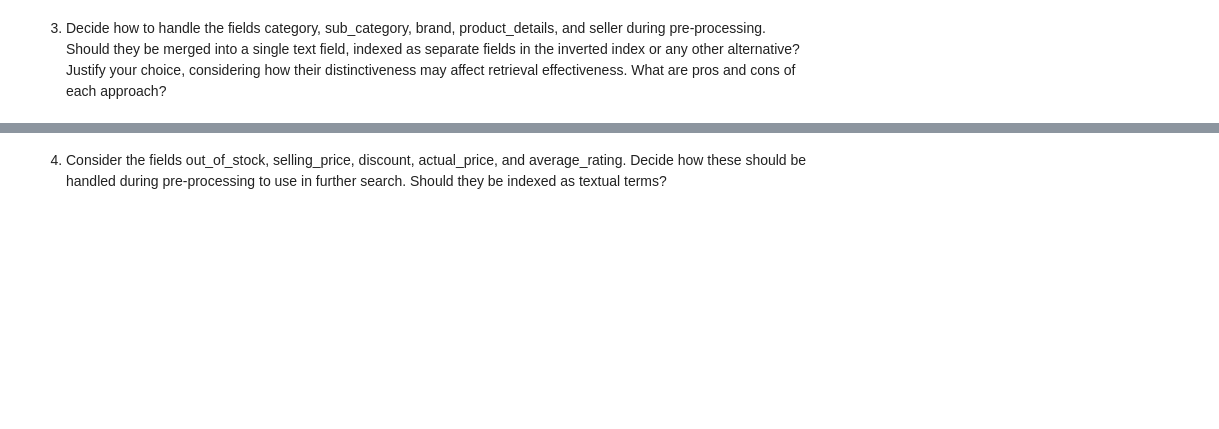
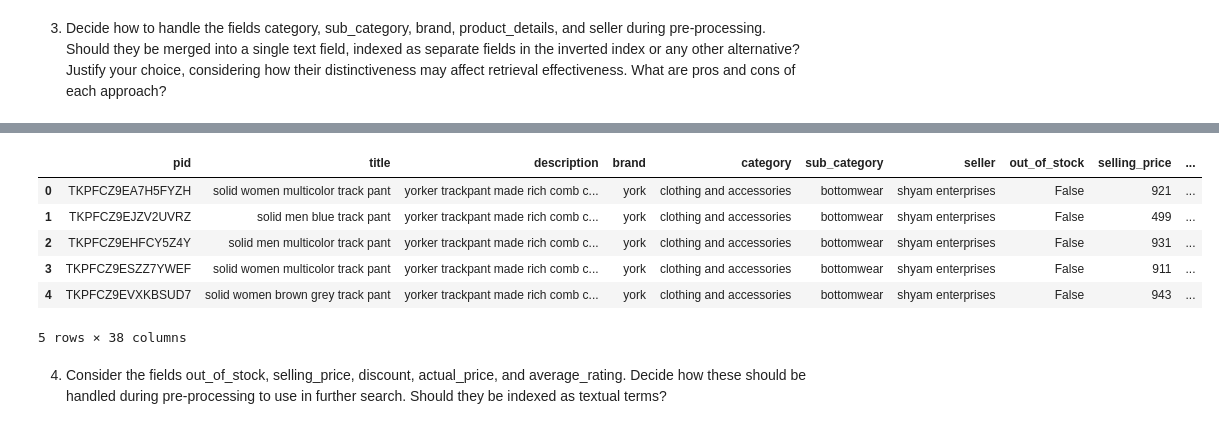
Before and after one commit to LucaFranceschi01/IRWA-2025-G23, a Jupyter notebook: project_progress/part_1/processing_and_eda.ipynb, the cells around one changed output, grey strips where cells are left out. Cells and saved outputs as stored; diff of their text form; code cells hidden in the pictures; blank space fills up the shorter version.

```diff
--- a/project_progress/part_1/processing_and_eda.ipynb
+++ b/project_progress/part_1/processing_and_eda.ipynb
@@ -80,22 +144,27 @@ clean_data.head(5)
 # %%
 def clean_metadata_field(text):
     if not isinstance(text, str):
         return ""
     text = text.lower().translate(translator)
     return text.strip()
 
-metadata_fields = ['category', 'sub_category', 'product_details']
+metadata_fields = ['category', 'sub_category', 'brand', 'seller']
 for field in metadata_fields:
-    clean_data[f'{field}_clean'] = clean_data[field].apply(clean_metadata_field)
+    clean_data[field] = clean_data[field].apply(clean_metadata_field)
+
+details_fields = [c for c in clean_data.columns if c.startswith('detail_')]
+for field in details_fields:
+    clean_data[field] = clean_data[field].apply(clean_metadata_field)
 
 display(clean_data.head())
-
-# Replace original metadata columns with cleaned versions
-for field in metadata_fields:
-    clean_data[field] = clean_data[f'{field}_clean']
-    clean_data.drop(columns=[f'{field}_clean'], inplace=True)
-
-display(clean_data.head())
+# %% [output]
+|  | pid | title | description | brand | category | sub_category | seller | out_of_stock | selling_price | ... |
+| 0 | TKPFCZ9EA7H5FYZH | solid women multicolor track pant | yorker trackpant made rich comb c... | york | clothing and accessories | bottomwear | shyam enterprises | False | 921 | ... |
+| 1 | TKPFCZ9EJZV2UVRZ | solid men blue track pant | yorker trackpant made rich comb c... | york | clothing and accessories | bottomwear | shyam enterprises | False | 499 | ... |
+| 2 | TKPFCZ9EHFCY5Z4Y | solid men multicolor track pant | yorker trackpant made rich comb c... | york | clothing and accessories | bottomwear | shyam enterprises | False | 931 | ... |
+| 3 | TKPFCZ9ESZZ7YWEF | solid women multicolor track pant | yorker trackpant made rich comb c... | york | clothing and accessories | bottomwear | shyam enterprises | False | 911 | ... |
+| 4 | TKPFCZ9EVXKBSUD7 | solid women brown grey track pant | yorker trackpant made rich comb c... | york | clothing and accessories | bottomwear | shyam enterprises | False | 943 | ... |
+5 rows × 38 columns
 # %% [markdown]
 4. Consider the fields out_of_stock, selling_price, discount, actual_price, and average_rating. Decide how these should be handled during pre-processing to use in further search. Should they be indexed as textual terms?
 # %%
```
Also changed, not shown: parts of 18 cells of this notebook, 3 other files.
